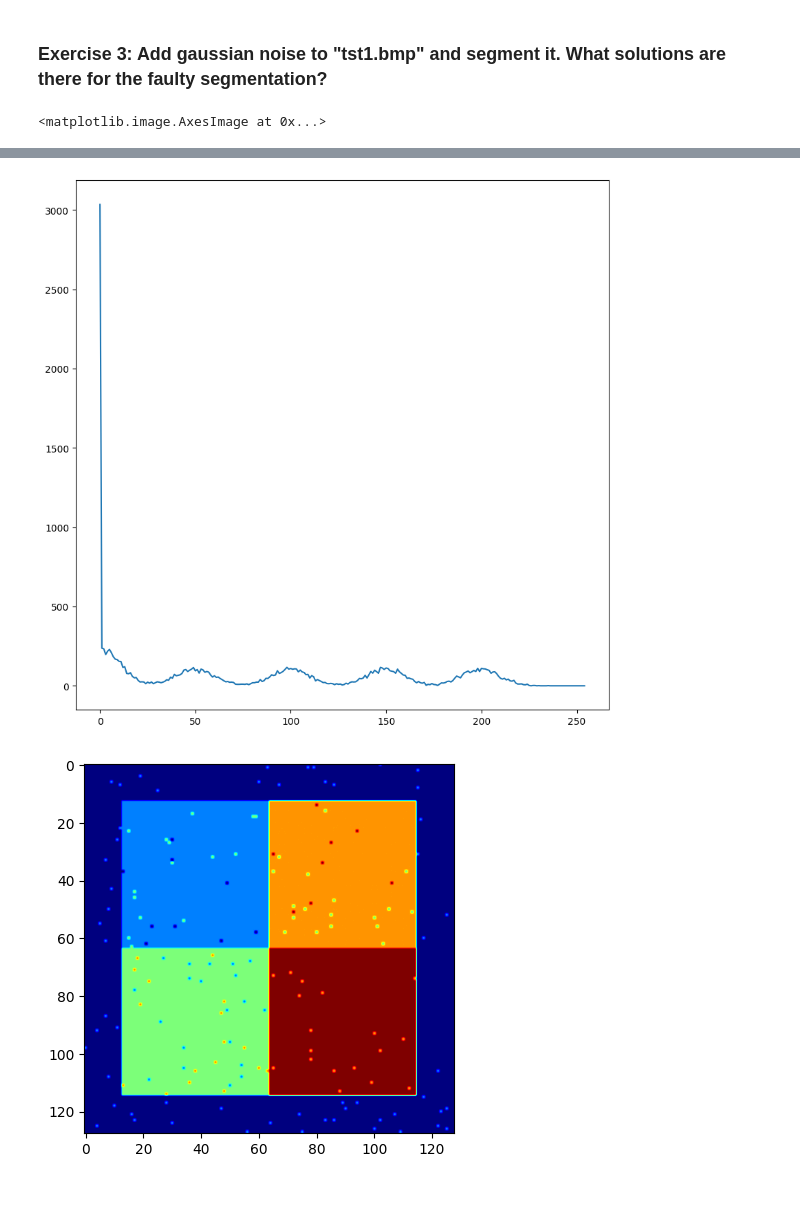
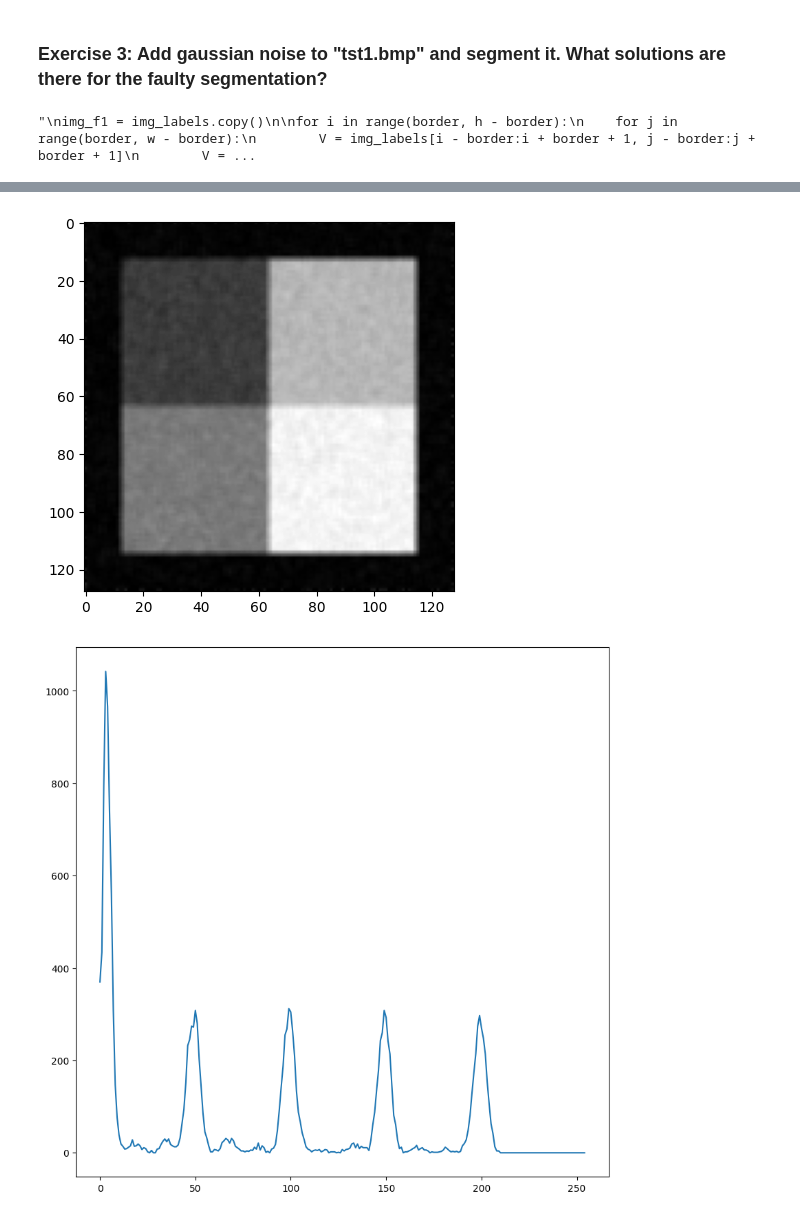
Before and after one commit to bimj0rk/Python, a Jupyter notebook: UNSTPB/Year IV/Semester 1/Image Processing/Laboratory 5/Lab V - Image Segmentation.ipynb, the cells around one changed output, grey strips where cells are left out. Drawn from its saved outputs; the diff is of its cells as text; code cells hidden in the pictures.

```diff
--- a/UNSTPB/Year IV/Semester 1/Image Processing/Laboratory 5/Lab V - Image Segmentation.ipynb
+++ b/UNSTPB/Year IV/Semester 1/Image Processing/Laboratory 5/Lab V - Image Segmentation.ipynb
@@ -130,41 +130,56 @@ from skimage import io, color, util
 import matplotlib.pyplot as plt
 
 img = io.imread('tst1.bmp')
 img = color.rgb2gray(img)
 img = util.random_noise(img, mean = 0, var = (10/255) ** 2)
 img = (img * 255).astype(int)
 
 plt.figure()
 plt.imshow(img, cmap = 'gray')
 
 h, w = img.shape
-hist,_ = np.histogram(img, range(0, 256))
+border = 3 // 2
+
+#extra
+mask = np.ones([3, 3]) / 9
+img_f = img.copy()
+
+for i in range(border, h - border):
+    for j in range(border, w - border):
+        V = img[i - border:i + border + 1, j - border:j + border + 1]
+        img_f[i, j] = np.sum(V * mask)
+
+plt.figure()
+plt.imshow(img_f, cmap = 'gray')
+
+hist,_ = np.histogram(img_f, range(0, 256))
 plt.figure(figsize = (10, 10))
 plt.plot(hist)
 
 img_labels = np.zeros([h, w], dtype = int)
-img_labels[np.logical_and(img >= 25, img <= 75)] = 1
-img_labels[np.logical_and(img >= 75, img <= 125)] = 2
-img_labels[np.logical_and(img >= 125, img <= 175)] = 3
-img_labels[img > 175] = 4
+img_labels[np.logical_and(img_f >= 25, img_f <= 75)] = 1
+img_labels[np.logical_and(img_f >= 75, img_f <= 125)] = 2
+img_labels[np.logical_and(img_f >= 125, img_f <= 175)] = 3
+img_labels[img_f > 175] = 4
 
 plt.figure()
 plt.imshow(img_labels, cmap = 'jet', vmin = 0, vmax = 4)
 
-border = 3 // 2
-img_f = img_labels.copy()
+'''
+img_f1 = img_labels.copy()
 
 for i in range(border, h - border):
     for j in range(border, w - border):
         V = img_labels[i - border:i + border + 1, j - border:j + border + 1]
         V = np.sort(V, axis = None)
-        img_f[i, j] = V[4]
+        img_f1[i, j] = V[4]
 
 
 plt.figure()
 plt.imshow(img_f, cmap = 'jet', vmin = 0, vmax = 4)
+'''
 # %% [output]
-<matplotlib.image.AxesImage at 0x...>
+"\nimg_f1 = img_labels.copy()\n\nfor i in range(border, h - border):\n    for j in range(border, w - border):\n        V = img_labels[i - border:i + border + 1, j - border:j + border + 1]\n        V = ...
 [figure]
-[figure, old version]
+[figure, new version]
-[figure, old version]
+[figure, new version]
```
Also changed, not shown: parts of 1 cell of this notebook.
